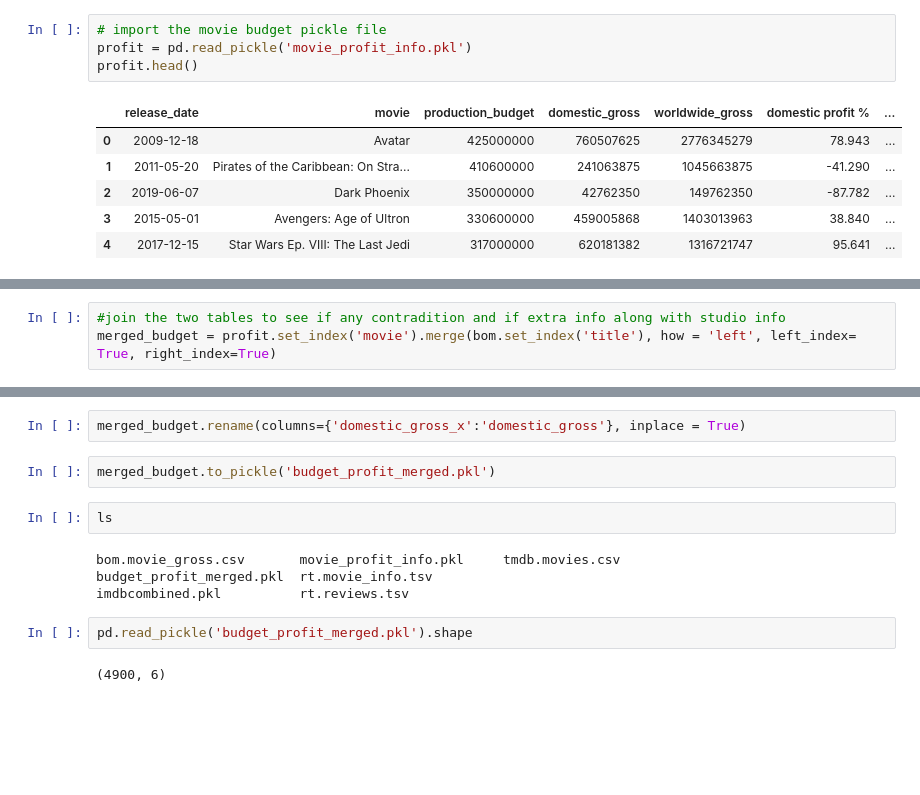
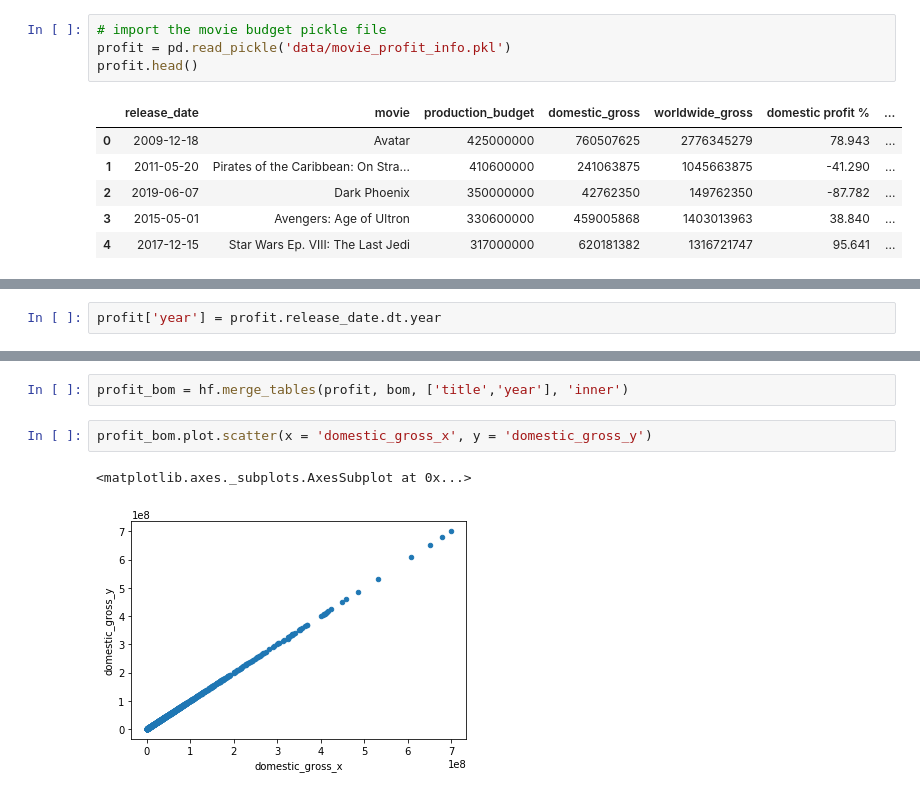
Before and after one commit to mzhou356/dc_ds_06_03_mod1_project, a Jupyter notebook: BOM_movie_data_merged_with_budget_profit_picklefile.ipynb, the cells around one changed output, grey strips where cells are left out. Saved outputs shown, nothing was run; the diff lists cells and outputs as text; blank space fills up the shorter version.

Commit message:
double confirmed budget data with keita

```diff
--- a/BOM_movie_data_merged_with_budget_profit_picklefile.ipynb
+++ b/BOM_movie_data_merged_with_budget_profit_picklefile.ipynb
@@ -43,7 +32,7 @@ bom.head()
 | 4 | Shrek Forever After | P/DW | 2.387e+08 | 513900000 | 2010 |
 # %%
 # import the movie budget pickle file
-profit = pd.read_pickle('movie_profit_info.pkl')
+profit = pd.read_pickle('data/movie_profit_info.pkl')
 profit.head()
 # %% [output]
 |  | release_date | movie | production_budget | domestic_gross | worldwide_gross | domestic profit % | ... |
@@ -55 +46,3 @@ profit.head()
+# %%
+profit['year'] = profit.release_date.dt.year
 # %%
@@ -59,3 +56,0 @@ profit.shape
-# %%
-#join the two tables to see if any contradition and if extra info along with studio info
-merged_budget = profit.set_index('movie').merge(bom.set_index('title'), how = 'left', left_index= True, right_index=True)
@@ -155,14 +57,7 @@ merged_budget.drop(columns = ['studio','domestic_gross_y', 'foreign_gross','year
-# %%
-merged_budget.rename(columns={'domestic_gross_x':'domestic_gross'}, inplace = True)
-# %%
-merged_budget.to_pickle('budget_profit_merged.pkl')
-# %%
-ls
-# %% [output]
-bom.movie_gross.csv       movie_profit_info.pkl     tmdb.movies.csv
-budget_profit_merged.pkl  rt.movie_info.tsv
-imdbcombined.pkl          rt.reviews.tsv
-# %%
-pd.read_pickle('budget_profit_merged.pkl').shape
-# %% [output]
-(4900, 6)
+# %%
+profit_bom = hf.merge_tables(profit, bom, ['title','year'], 'inner')
+# %%
+profit_bom.plot.scatter(x = 'domestic_gross_x', y = 'domestic_gross_y')
+# %% [output]
+<matplotlib.axes._subplots.AxesSubplot at 0x...>
+[figure, added]
```
Also changed, not shown: parts of 23 cells of this notebook.
